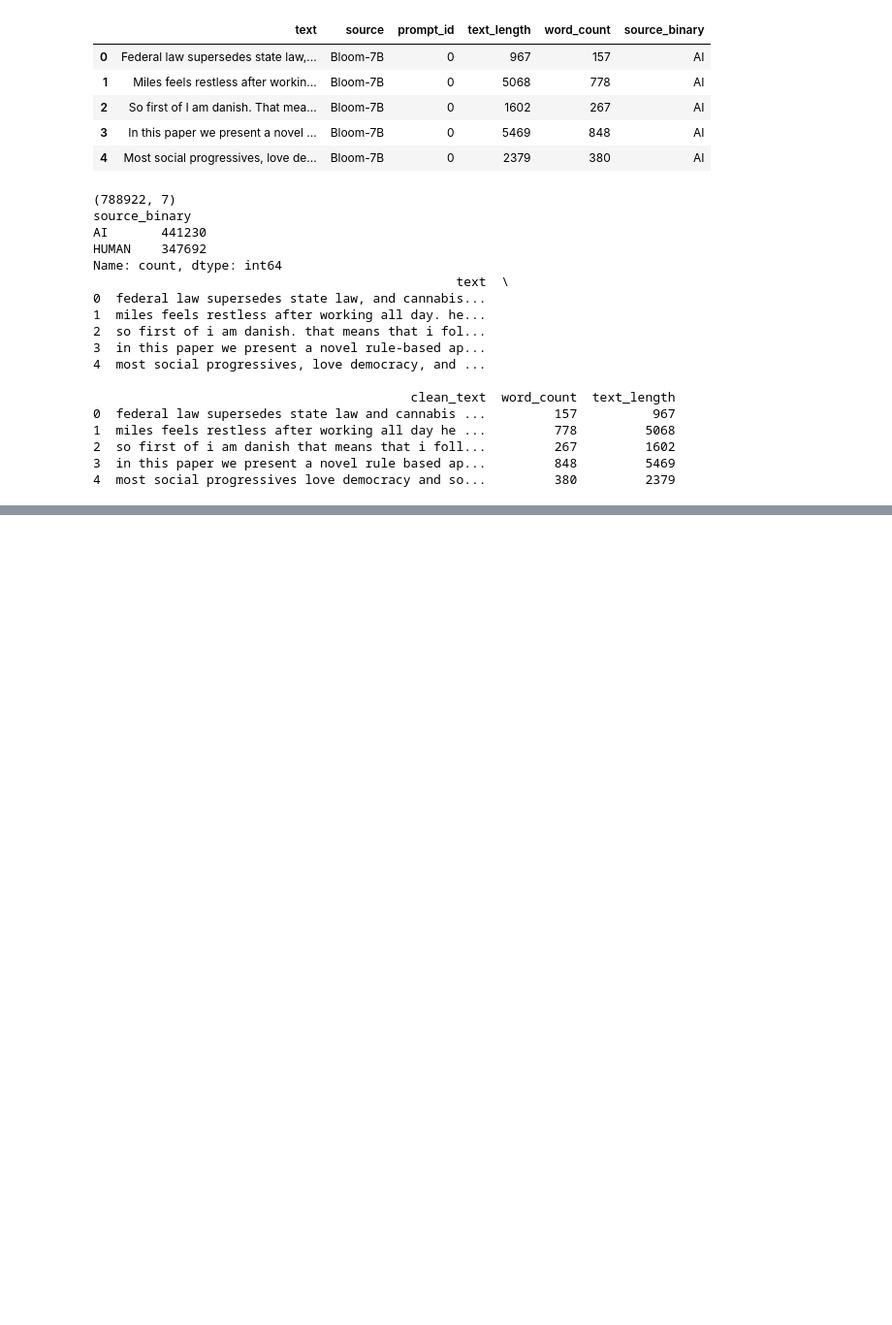
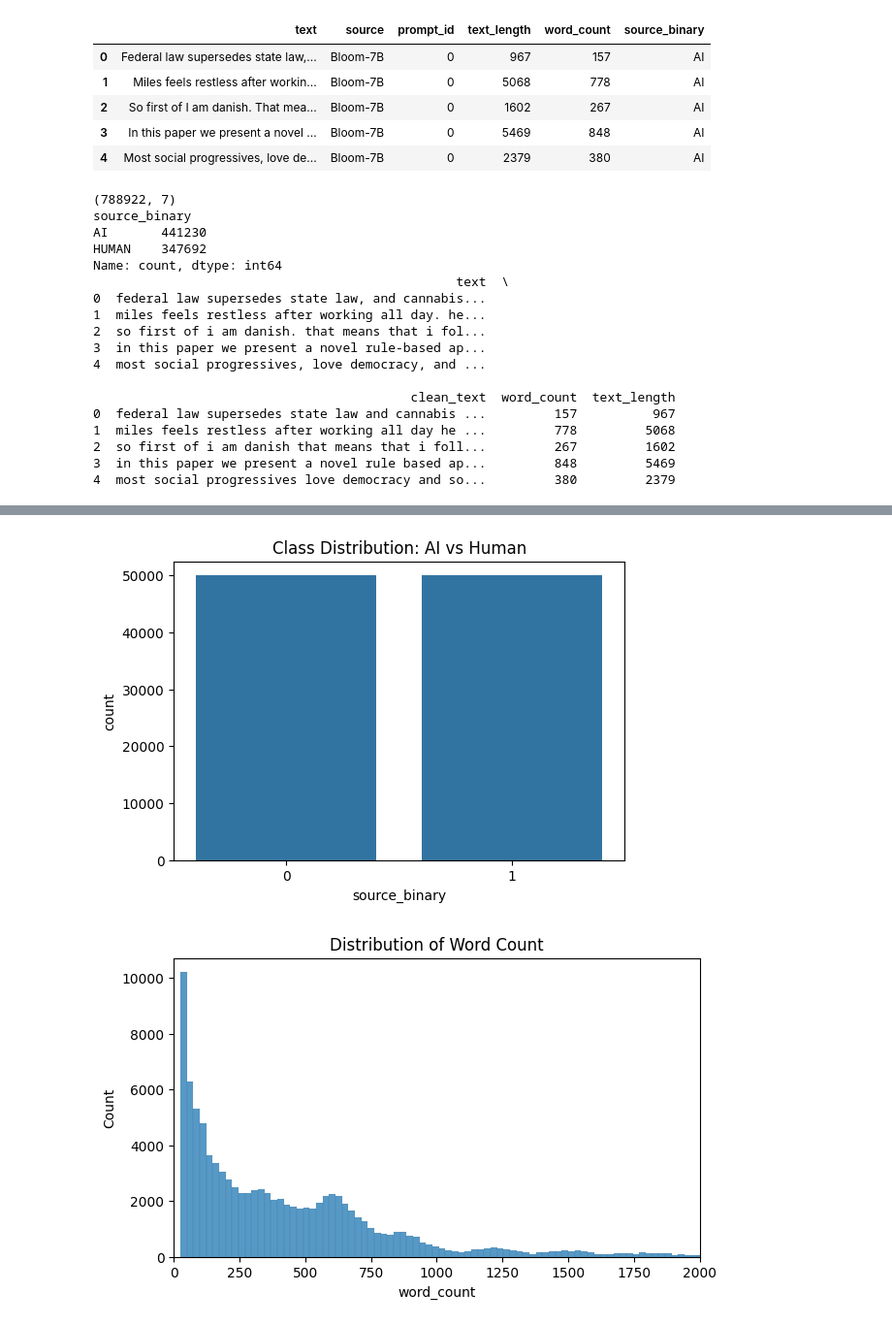
Before and after one commit to ayaans17/AIvHuman, a Jupyter notebook: AIvsHuman.ipynb, the cells around one changed output, grey strips where cells are left out. Shown at 97% size. Cells and saved outputs as stored; diff of their text form; code cells hidden in the pictures; blank space fills up the shorter version.

```diff
--- a/AIvsHuman.ipynb
+++ b/AIvsHuman.ipynb
@@ -237,0 +211,22 @@ df.to_csv("final_pos.csv", index=False)
+# %%
+plt.figure(figsize=(6,4))
+sns.countplot(data=df, x="source_binary")
+plt.title("Class Distribution: AI vs Human")
+plt.show()
+
+# WORD COUNT DISTRIBUTION
+plt.figure(figsize=(7,4))
+sns.histplot(df["word_count"], bins=1000)
+plt.title("Distribution of Word Count")
+plt.xlim(0, 2000)
+plt.show()
+
+plt.figure(figsize=(8,5))
+sns.histplot(data=df, x='punct_density', hue='source_binary', bins=40, kde=True)
+plt.title('Punctuation Density by Class')
+plt.xlabel('Punctuations per Number of Words')
+plt.ylabel('Frequency')
+plt.show()
+# %% [output]
+[figure, added]
+[figure, added]
```
Also changed, not shown: parts of 43 cells of this notebook.
